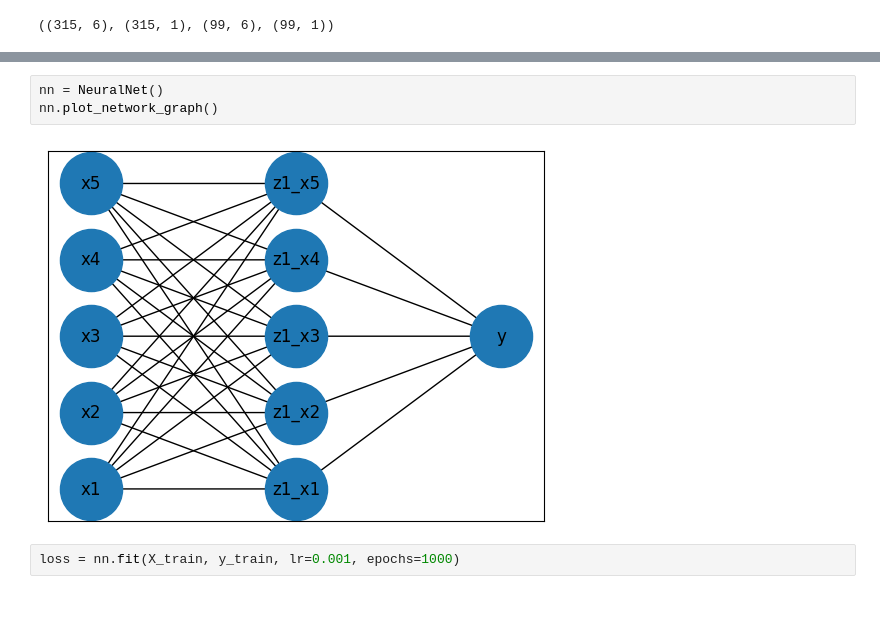
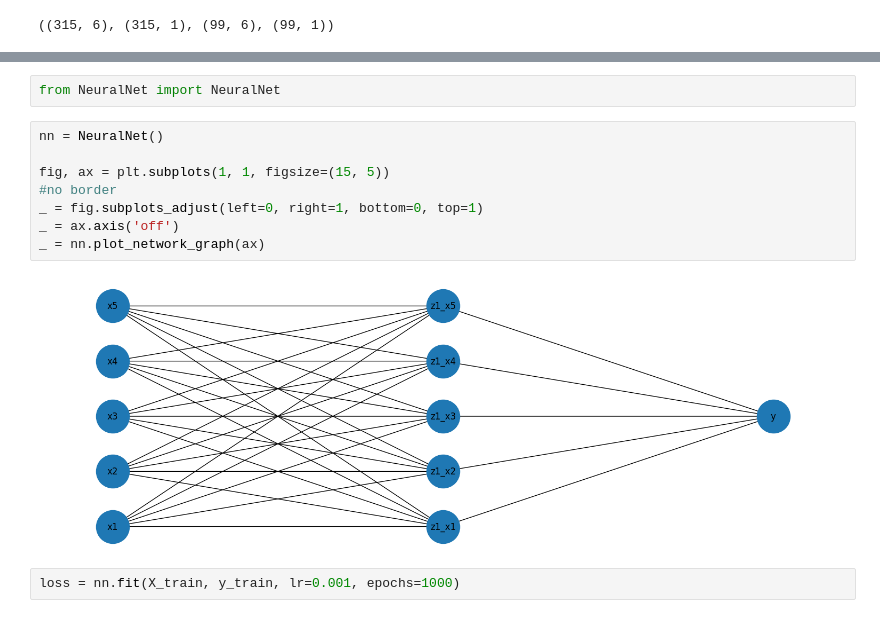
Before and after one commit to Luquish/TP2_Metodos, a Jupyter notebook: NeuralNet_Eval.ipynb, the cells around one changed output, grey strips where cells are left out. Cells and saved outputs as stored; diff of their text form.

```diff
--- a/NeuralNet_Eval.ipynb
+++ b/NeuralNet_Eval.ipynb
@@ -182,8 +34,15 @@ class NeuralNet:
-# %%
-nn = NeuralNet()
-nn.plot_network_graph()
-# %% [output]
-[figure, removed]
+# %%
+from NeuralNet import NeuralNet
+# %%
+nn = NeuralNet()
+
+fig, ax = plt.subplots(1, 1, figsize=(15, 5))
+#no border
+_ = fig.subplots_adjust(left=0, right=1, bottom=0, top=1)
+_ = ax.axis('off')
+_ = nn.plot_network_graph(ax)
+# %% [output]
+[figure, added]
 # %%
 loss = nn.fit(X_train, y_train, lr=0.001, epochs=1000)
 # %%
```
Also changed, not shown: parts of 34 cells of this notebook, 4 other files.
